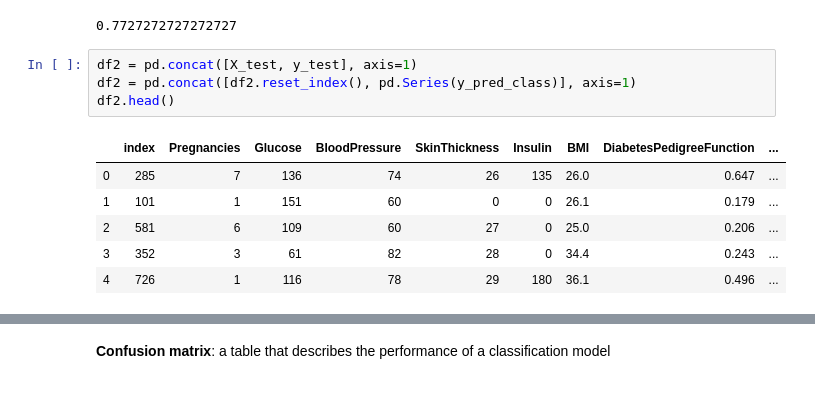
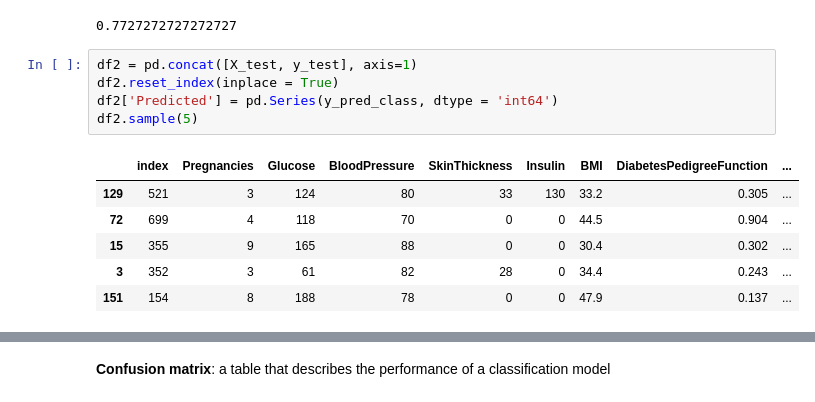
Before and after one commit to dbabichenko/python_for_data_and_analytics, a Jupyter notebook: Classification/01-NaiveBayes.ipynb, the cells around one changed output, grey strips where cells are left out. Drawn from its saved outputs; the diff is of its cells as text.

```diff
--- a/Classification/01-NaiveBayes.ipynb
+++ b/Classification/01-NaiveBayes.ipynb
@@ -79,12 +79,13 @@ print(metrics.accuracy_score(y_test, y_pred_class))
 0.7727272727272727
 # %%
 df2 = pd.concat([X_test, y_test], axis=1)
-df2 = pd.concat([df2.reset_index(), pd.Series(y_pred_class)], axis=1)
-df2.head()
+df2.reset_index(inplace = True)
+df2['Predicted'] = pd.Series(y_pred_class, dtype = 'int64')
+df2.sample(5)
 # %% [output]
 |  | index | Pregnancies | Glucose | BloodPressure | SkinThickness | Insulin | BMI | DiabetesPedigreeFunction | ... |
-| 0 | 285 | 7 | 136 | 74 | 26 | 135 | 26.0 | 0.647 | ... |
-| 1 | 101 | 1 | 151 | 60 | 0 | 0 | 26.1 | 0.179 | ... |
-| 2 | 581 | 6 | 109 | 60 | 27 | 0 | 25.0 | 0.206 | ... |
+| 129 | 521 | 3 | 124 | 80 | 33 | 130 | 33.2 | 0.305 | ... |
+| 72 | 699 | 4 | 118 | 70 | 0 | 0 | 44.5 | 0.904 | ... |
+| 15 | 355 | 9 | 165 | 88 | 0 | 0 | 30.4 | 0.302 | ... |
 | 3 | 352 | 3 | 61 | 82 | 28 | 0 | 34.4 | 0.243 | ... |
-| 4 | 726 | 1 | 116 | 78 | 29 | 180 | 36.1 | 0.496 | ... |
+| 151 | 154 | 8 | 188 | 78 | 0 | 0 | 47.9 | 0.137 | ... |
```
Also changed, not shown: parts of 8 cells of this notebook, 3 other files.
